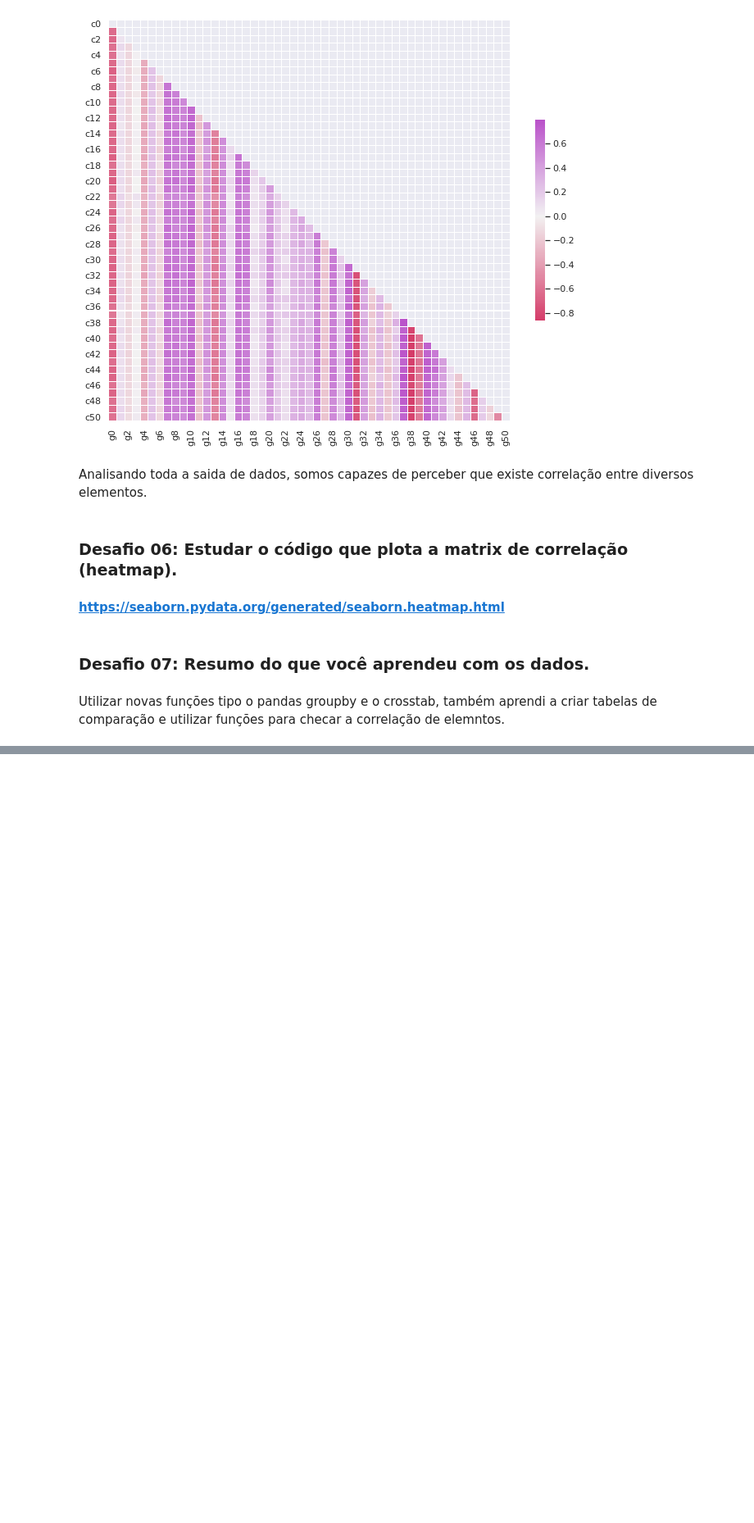
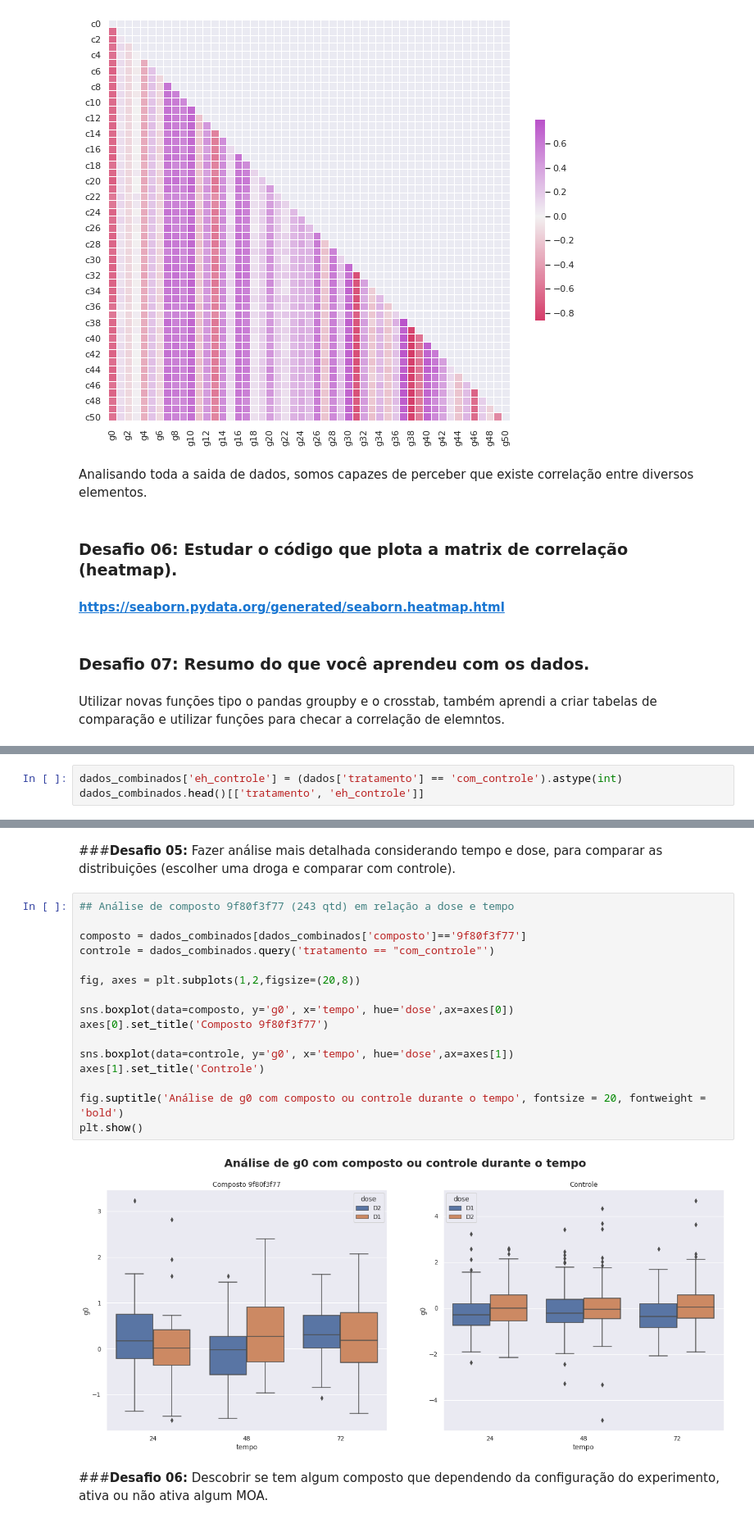
Before and after one commit to ezkias/imersao-dados, a Jupyter notebook: Imersão_Dados.ipynb, the cells around one changed output, grey strips where cells are left out. Shown at 82% size. Drawn from its saved outputs; the diff is of its cells as text; blank space fills up the shorter version.

```diff
--- a/Imersão_Dados.ipynb
+++ b/Imersão_Dados.ipynb
@@ -749,0 +959,3 @@ Utilizar novas funções tipo o pandas groupby e o crosstab, também aprendi a c
+# %%
+dados_combinados['eh_controle'] = (dados['tratamento'] == 'com_controle').astype(int)
+dados_combinados.head()[['tratamento', 'eh_controle']]
@@ -749,0 +1033,22 @@ Utilizar novas funções tipo o pandas groupby e o crosstab, também aprendi a c
+# %% [markdown]
+###**Desafio 05:** Fazer análise mais detalhada considerando tempo e dose, para comparar as distribuições (escolher uma droga e comparar com controle).
+# %%
+## Análise de composto 9f80f3f77 (243 qtd) em relação a dose e tempo
+
+composto = dados_combinados[dados_combinados['composto']=='9f80f3f77']
+controle = dados_combinados.query('tratamento == "com_controle"')
+
+fig, axes = plt.subplots(1,2,figsize=(20,8))
+
+sns.boxplot(data=composto, y='g0', x='tempo', hue='dose',ax=axes[0])
+axes[0].set_title('Composto 9f80f3f77')
+
+sns.boxplot(data=controle, y='g0', x='tempo', hue='dose',ax=axes[1])
+axes[1].set_title('Controle')
+
+fig.suptitle('Análise de g0 com composto ou controle durante o tempo', fontsize = 20, fontweight = 'bold')
+plt.show()
+# %% [output]
+[figure, added]
+# %% [markdown]
+###**Desafio 06:** Descobrir se tem algum composto que dependendo da configuração do experimento, ativa ou não ativa algum MOA.
```
Also changed, not shown: parts of 40 cells of this notebook.
